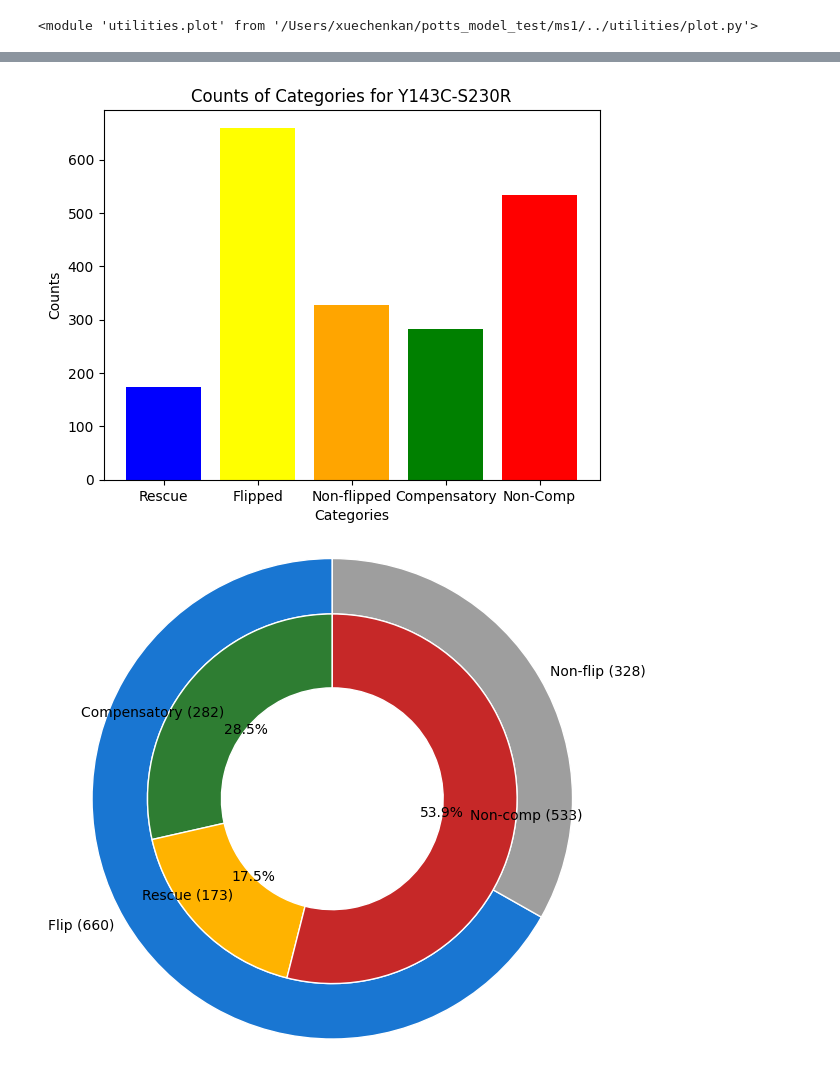
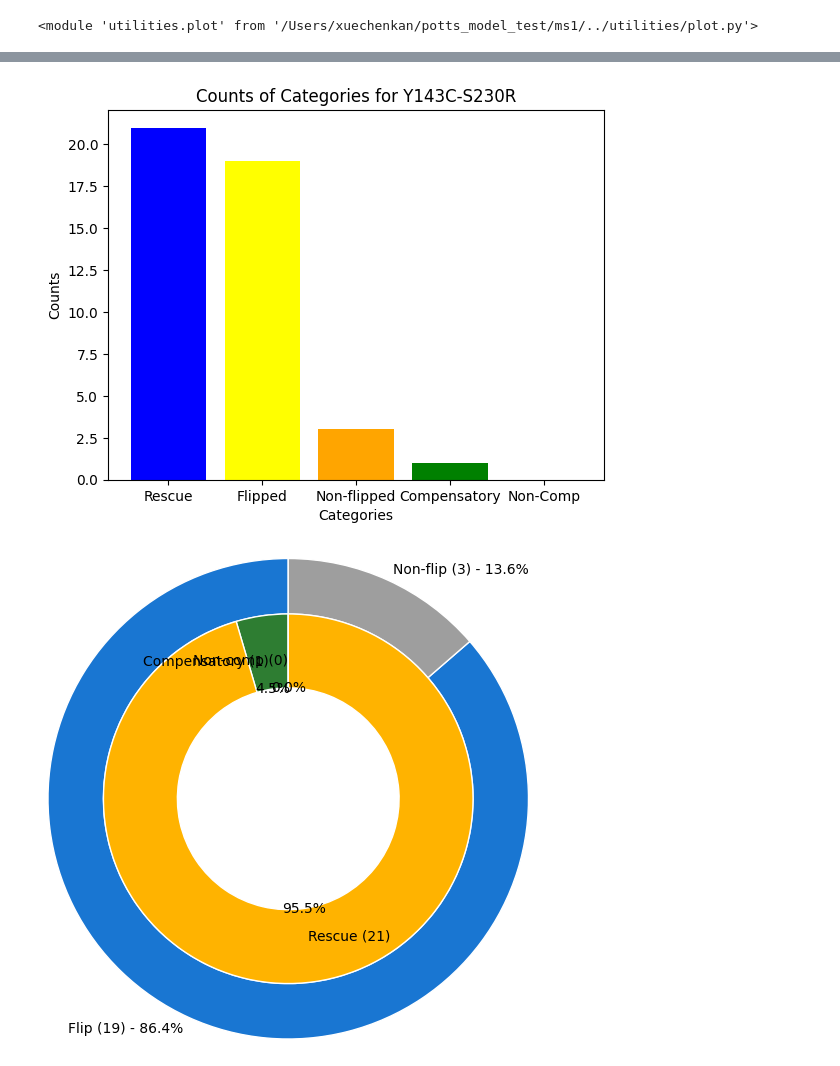
Before and after one commit to Daniel-Xkan/potts_model_test, a Jupyter notebook: ms1/epistasis_explore_1.1.ipynb, the cells around one changed output, grey strips where cells are left out. Cells and saved outputs as stored; diff of their text form; code cells hidden in the pictures.

Commit message:
pie chart1.2

```diff
--- a/ms1/epistasis_explore_1.1.ipynb
+++ b/ms1/epistasis_explore_1.1.ipynb
@@ -71,14 +71,18 @@ consensus_flip_relation = consensus_result[0] - consensus_result[1]
 for IN_seq in IN_all_seq:
     # Debugging: Print inputs to the function
 
-    result = functions.calculate_delta_delta_e(p1_reduced, p2_reduced, IN_seq, IN_J, 1, 263)
+    result_wom = functions.calculate_delta_delta_e(p1_reduced, p2_reduced, IN_seq, IN_J, 1, 263)
+    result_wm = functions.calculate_with_double_mutation_dde(p1_reduced, p2_reduced, IN_seq, IN_J, 1, 263)
+    # Check if the result is None
 
-    # Check if the result is None
-    if result is None:
-        # print(f"Warning: result is None for sequence {IN_all_seq.index(IN_seq)}")
-        continue  # Skip this sequence
+    # if result_wom is None:
+    #     continue
+    # pair1_de, pair2_de, pair12_de, pair12_dde = result_wom
 
-    pair1_de, pair2_de, pair12_de, pair12_dde = result
+    if result_wm is None:
+        continue
+    pair1_de, pair2_de, pair12_de, pair12_dde = result_wm
+
     if (pair1_de - pair2_de)*consensus_flip_relation < 0:
         IN_flipped_bars.append((IN_all_seq.index(IN_seq), pair1_de, pair2_de, pair12_de))
         flipped_count += 1
@@ -103,10 +107,14 @@ IN_other_bars.sort(key=lambda x: x[3], reverse=True)
 IN_bars.insert(0, ('Consensus', consensus_result[0], consensus_result[1], consensus_result[2]))
 # print("IN_bars:", IN_bars)
 
-IN_bars.insert(1, ('Rescue', IN_rescue_bars[0][1], IN_rescue_bars[0][2], IN_rescue_bars[0][3]))
-IN_bars.insert(2, ('Flipped', IN_flipped_bars[0][1], IN_flipped_bars[0][2], IN_flipped_bars[0][3]))
-IN_bars.insert(3, ('Compensatory', IN_compensatory_bars[0][1], IN_compensatory_bars[0][2], IN_compensatory_bars[0][3]))
-IN_bars.insert(4, ('Non-Compensatory', IN_other_bars[0][1], IN_other_bars[0][2], IN_other_bars[0][3]))
+if IN_rescue_bars:
+    IN_bars.insert(1, ('Rescue', IN_rescue_bars[0][1], IN_rescue_bars[0][2], IN_rescue_bars[0][3]))
+if IN_flipped_bars:
+    IN_bars.insert(2, ('Flipped', IN_flipped_bars[0][1], IN_flipped_bars[0][2], IN_flipped_bars[0][3]))
+if IN_compensatory_bars:
+    IN_bars.insert(3, ('Compensatory', IN_compensatory_bars[0][1], IN_compensatory_bars[0][2], IN_compensatory_bars[0][3]))
+if IN_other_bars:
+    IN_bars.insert(4, ('Non-Compensatory', IN_other_bars[0][1], IN_other_bars[0][2], IN_other_bars[0][3]))
 plot.plot_epistatic_bar(IN_pair,IN_bars[:5])
 
 import matplotlib.pyplot as plt
@@ -126,3 +134,3 @@ plot.epistatic_pie(flipped_count, nonflipped_count, compensatory_counts, rescue_
-[figure, old version]
+[figure, new version]
-[figure, old version]
+[figure, new version]
 # %%
```
Also changed, not shown: parts of 3 cells of this notebook, 3 other files.
